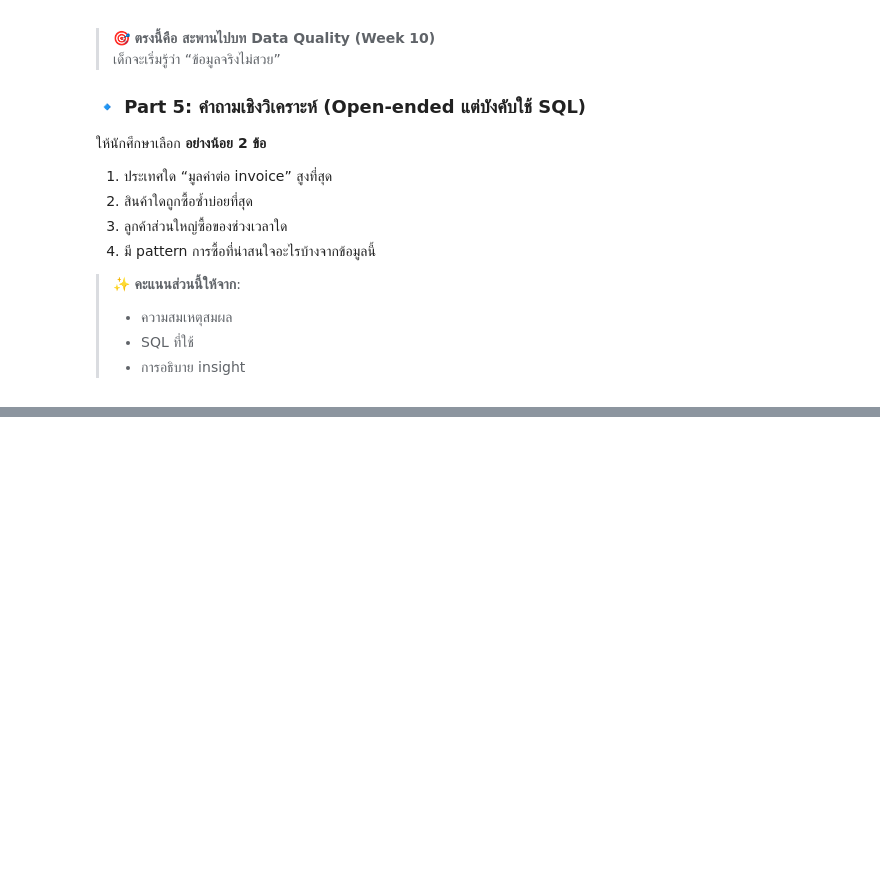
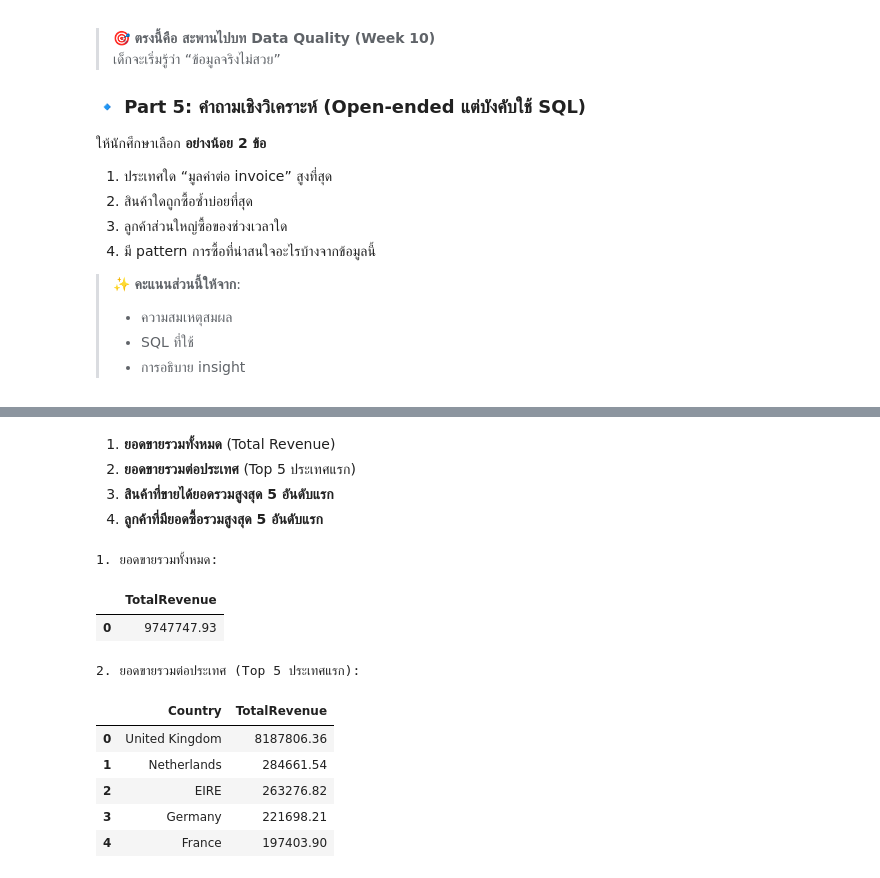
Before and after one commit to SlowlyIccy/128-356-Big-Data-for-test, a Jupyter notebook: bigdata_week3_sql_duckdb_to_spark.ipynb, the cells around one changed output, grey strips where cells are left out. Cells and saved outputs as stored; diff of their text form; code cells hidden in the pictures; blank space fills up the shorter version.

```diff
--- a/bigdata_week3_sql_duckdb_to_spark.ipynb
+++ b/bigdata_week3_sql_duckdb_to_spark.ipynb
@@ -822,0 +1100,28 @@ spark.sql(spark_sql).show()
+# %% [markdown]
+1. **ยอดขายรวมทั้งหมด** (Total Revenue)
+2. **ยอดขายรวมต่อประเทศ** (Top 5 ประเทศแรก)
+3. **สินค้าที่ขายได้ยอดรวมสูงสุด 5 อันดับแรก**
+4. **ลูกค้าที่มียอดซื้อรวมสูงสุด 5 อันดับแรก**
+# %%
+# 1. ยอดขายรวมทั้งหมด (Total Revenue)
+sql_total_revenue = """SELECT ROUND(SUM(Quantity * UnitPrice), 2) AS TotalRevenue FROM online_retail;"""
+df_total_revenue = con.execute(sql_total_revenue).df()
+print("1. ยอดขายรวมทั้งหมด:")
+display(df_total_revenue)
+
+# 2. ยอดขายรวมต่อประเทศ (Top 5 ประเทศแรก)
+sql_revenue_by_country = """SELECT Country, ROUND(SUM(Quantity * UnitPrice), 2) AS TotalRevenue FROM online_retail GROUP BY Country ORDER BY TotalRevenue DESC LIMIT 5;"""
+df_revenue_by_country = con.execute(sql_revenue_by_country).df()
+print("2. ยอดขายรวมต่อประเทศ (Top 5 ประเทศแรก):")
+display(df_revenue_by_country)
+# %% [output]
+1. ยอดขายรวมทั้งหมด:
+|  | TotalRevenue |
+| 0 | 9747747.93 |
+2. ยอดขายรวมต่อประเทศ (Top 5 ประเทศแรก):
+|  | Country | TotalRevenue |
+| 0 | United Kingdom | 8187806.36 |
+| 1 | Netherlands | 284661.54 |
+| 2 | EIRE | 263276.82 |
+| 3 | Germany | 221698.21 |
+| 4 | France | 197403.90 |
```
Also changed, not shown: parts of 32 cells of this notebook.
